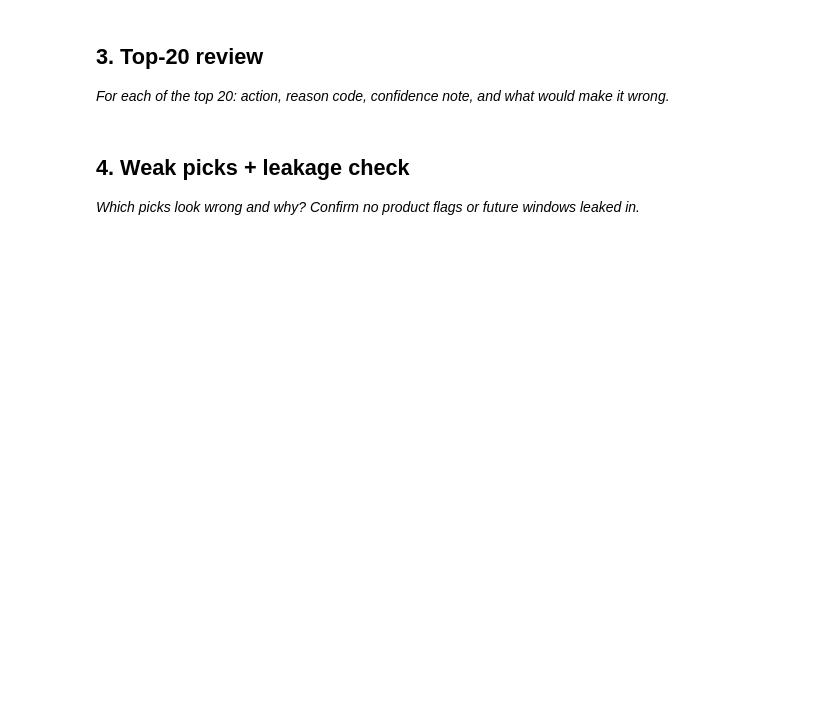
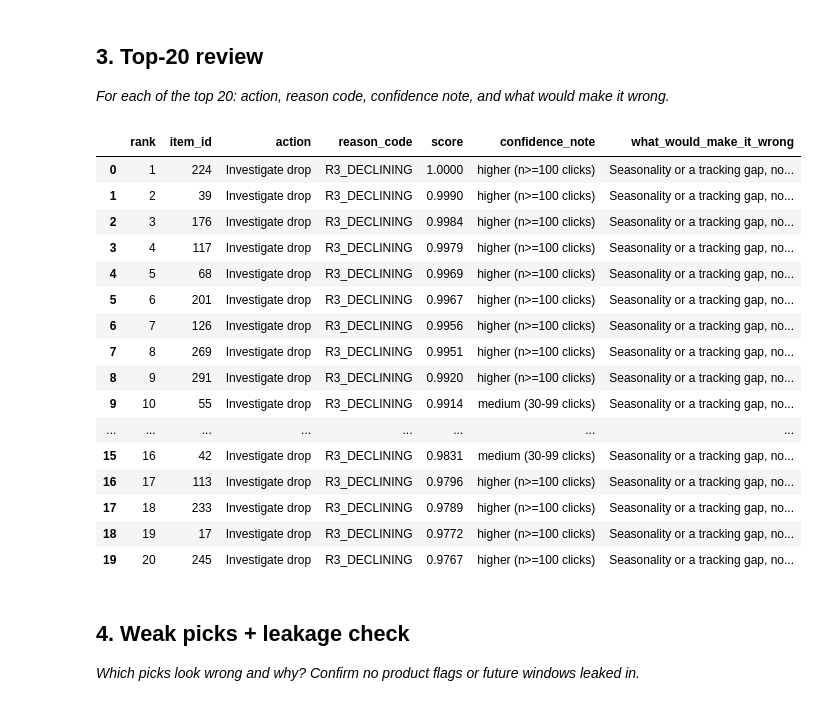
Before and after one commit to ayazahmedbscsf23-art/flyrank-ml-internship, a Jupyter notebook: work/notebooks/w04_baseline_score.ipynb, the cells around one changed output. Drawn from its saved outputs; the diff is of its cells as text; code cells hidden in the pictures; blank space fills up the shorter version.

```diff
--- a/work/notebooks/w04_baseline_score.ipynb
+++ b/work/notebooks/w04_baseline_score.ipynb
@@ -30,3 +106,39 @@ This skeleton is yours to fill. Work the sections **in order** — each one has
+# %%
+WRONG_IF = {
+    "R1_LOW_CTR_HIGH_IMPR": "Impressions are brand/navigational noise, or CTR is normal for this position.",
+    "R2_NEAR_PAGE_ONE":     "Position is an average over very different queries; real rank is unstable.",
+    "R3_DECLINING":         "Seasonality or a tracking gap, not a real loss.",
+    "R4_CONVERTING_SCALE":  "Few clicks, so the conversion rate is luck; small sample.",
+    "R5_NO_ACTION":         "A real issue hidden by a rule threshold.",
+}
+
+def confidence(row):
+    n = row[c["clicks"]]
+    return "higher (n>=100 clicks)" if n >= 100 else "medium (30-99 clicks)" if n >= 30 else "low (<30 clicks)"
+
+top20 = ranked.head(20).copy()
+top20["confidence_note"] = top20.apply(confidence, axis=1)
+top20["what_would_make_it_wrong"] = top20["reason_code"].map(WRONG_IF)
+show = ["rank", ID_COL, "action", "reason_code", "score", "confidence_note", "what_would_make_it_wrong"]
+top20[show]
+# %% [output]
+|  | rank | item_id | action | reason_code | score | confidence_note | what_would_make_it_wrong |
+| 0 | 1 | 224 | Investigate drop | R3_DECLINING | 1.0000 | higher (n>=100 clicks) | Seasonality or a tracking gap, no... |
+| 1 | 2 | 39 | Investigate drop | R3_DECLINING | 0.9990 | higher (n>=100 clicks) | Seasonality or a tracking gap, no... |
+| 2 | 3 | 176 | Investigate drop | R3_DECLINING | 0.9984 | higher (n>=100 clicks) | Seasonality or a tracking gap, no... |
+| 3 | 4 | 117 | Investigate drop | R3_DECLINING | 0.9979 | higher (n>=100 clicks) | Seasonality or a tracking gap, no... |
+| 4 | 5 | 68 | Investigate drop | R3_DECLINING | 0.9969 | higher (n>=100 clicks) | Seasonality or a tracking gap, no... |
+| 5 | 6 | 201 | Investigate drop | R3_DECLINING | 0.9967 | higher (n>=100 clicks) | Seasonality or a tracking gap, no... |
+| 6 | 7 | 126 | Investigate drop | R3_DECLINING | 0.9956 | higher (n>=100 clicks) | Seasonality or a tracking gap, no... |
+| 7 | 8 | 269 | Investigate drop | R3_DECLINING | 0.9951 | higher (n>=100 clicks) | Seasonality or a tracking gap, no... |
+| 8 | 9 | 291 | Investigate drop | R3_DECLINING | 0.9920 | higher (n>=100 clicks) | Seasonality or a tracking gap, no... |
+| 9 | 10 | 55 | Investigate drop | R3_DECLINING | 0.9914 | medium (30-99 clicks) | Seasonality or a tracking gap, no... |
+| ... | ... | ... | ... | ... | ... | ... | ... |
+| 15 | 16 | 42 | Investigate drop | R3_DECLINING | 0.9831 | medium (30-99 clicks) | Seasonality or a tracking gap, no... |
+| 16 | 17 | 113 | Investigate drop | R3_DECLINING | 0.9796 | higher (n>=100 clicks) | Seasonality or a tracking gap, no... |
+| 17 | 18 | 233 | Investigate drop | R3_DECLINING | 0.9789 | higher (n>=100 clicks) | Seasonality or a tracking gap, no... |
+| 18 | 19 | 17 | Investigate drop | R3_DECLINING | 0.9772 | higher (n>=100 clicks) | Seasonality or a tracking gap, no... |
+| 19 | 20 | 245 | Investigate drop | R3_DECLINING | 0.9767 | higher (n>=100 clicks) | Seasonality or a tracking gap, no... |
 # %% [markdown]
 ## 4. Weak picks + leakage check
 
```
Also changed, not shown: parts of 7 cells of this notebook.
